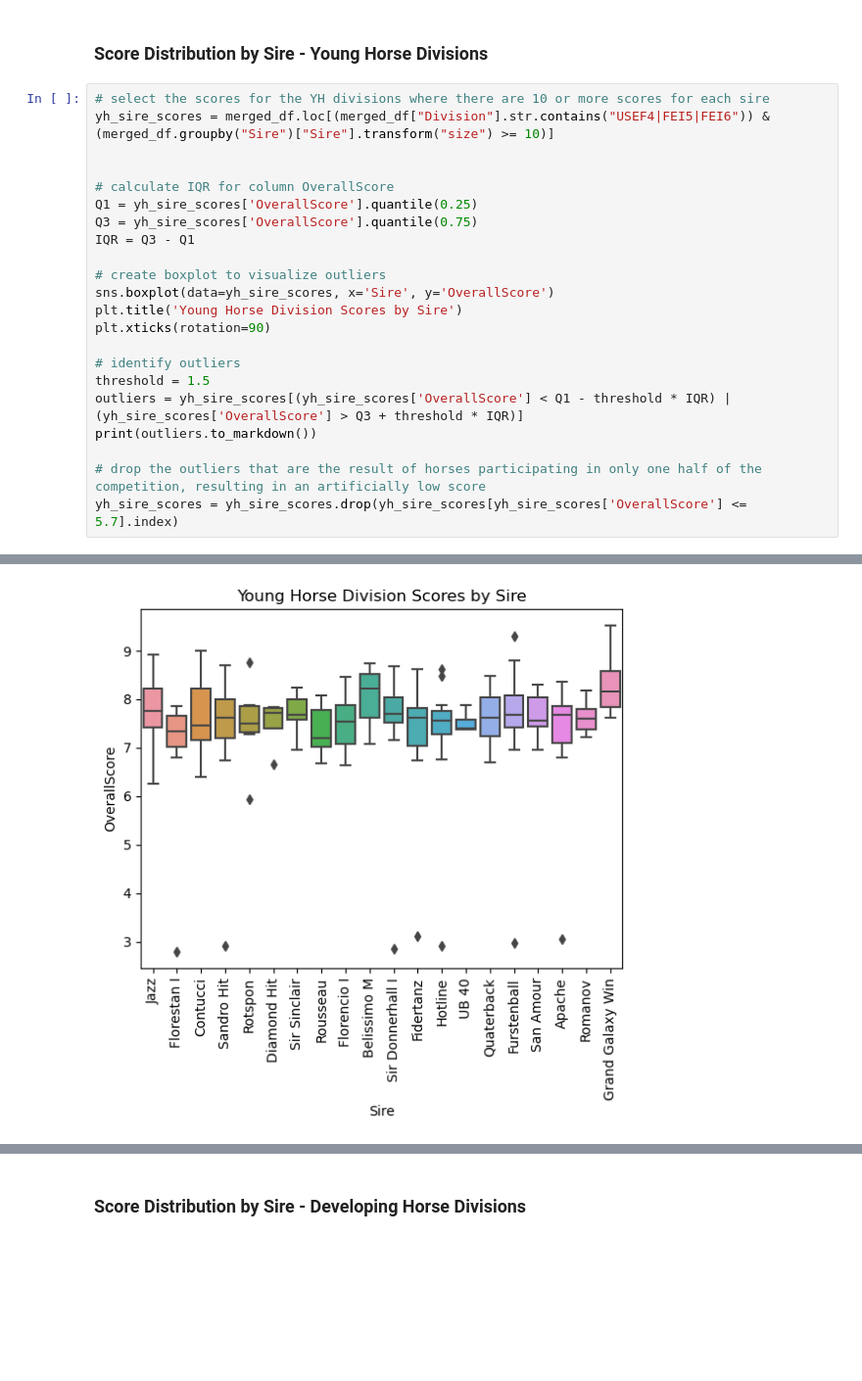
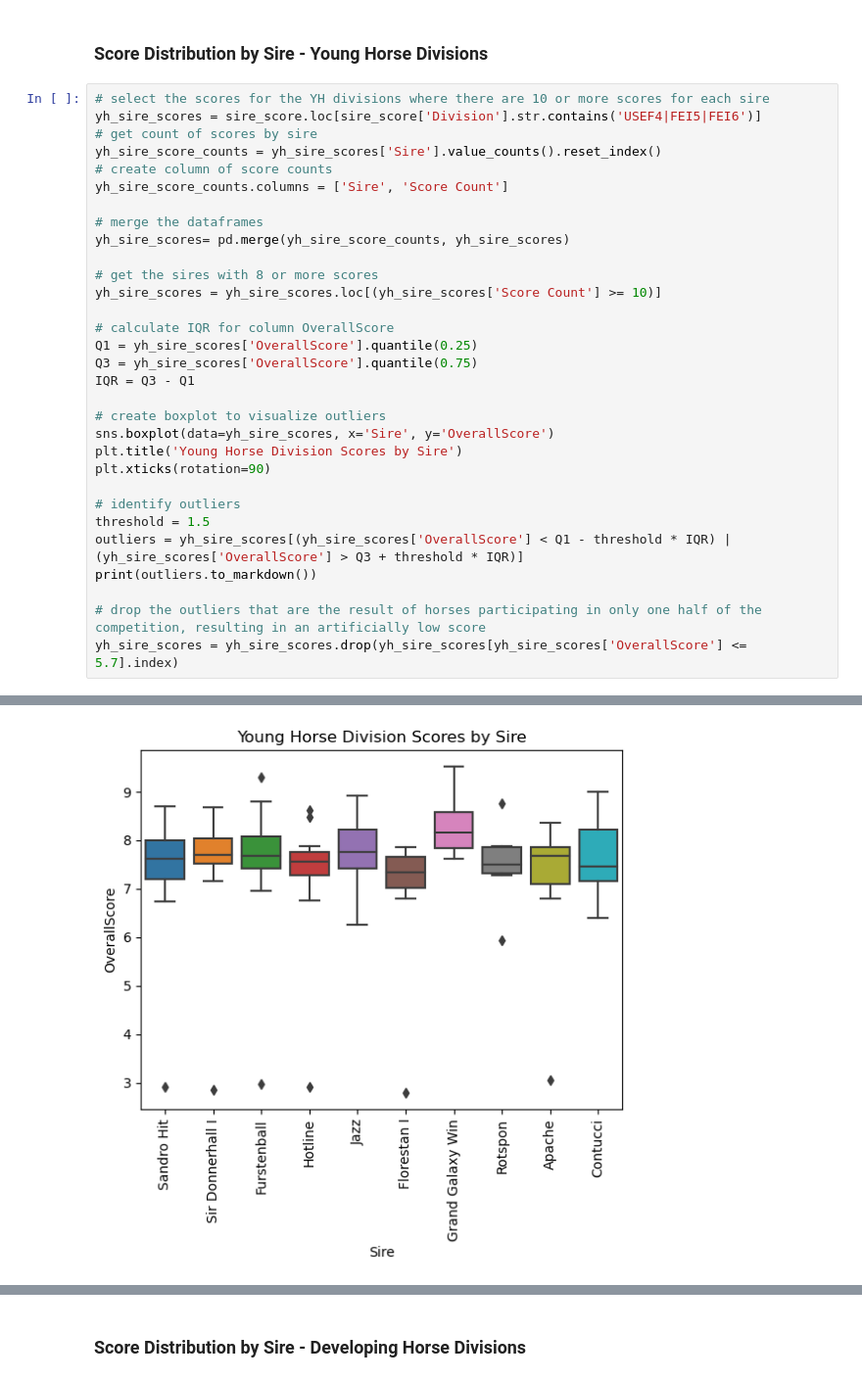
Before and after one commit to siobyrne/young-dressage-horse-program-analysis, a Jupyter notebook: younghorse.ipynb, the cells around one changed output, grey strips where cells are left out. Shown at 98% size. Saved outputs shown, nothing was run; the diff lists cells and outputs as text; blank space fills up the shorter version.

Commit message:
Rework score distribution by sire for YH and DH divisions

```diff
--- a/younghorse.ipynb
+++ b/younghorse.ipynb
@@ -822,8 +822,17 @@ dh_sire_score_summary = pd.DataFrame({"Number of Scores": dh_sire_score_group_co
 ### Score Distribution by Sire - Young Horse Divisions
 # %%
 # select the scores for the YH divisions where there are 10 or more scores for each sire
-yh_sire_scores = merged_df.loc[(merged_df["Division"].str.contains("USEF4|FEI5|FEI6")) & (merged_df.groupby("Sire")["Sire"].transform("size") >= 10)]
+yh_sire_scores = sire_score.loc[sire_score['Division'].str.contains('USEF4|FEI5|FEI6')]
+# get count of scores by sire
+yh_sire_score_counts = yh_sire_scores['Sire'].value_counts().reset_index()
+# create column of score counts
+yh_sire_score_counts.columns = ['Sire', 'Score Count']
 
+# merge the dataframes
+yh_sire_scores= pd.merge(yh_sire_score_counts, yh_sire_scores)
+
+# get the sires with 8 or more scores
+yh_sire_scores = yh_sire_scores.loc[(yh_sire_scores['Score Count'] >= 10)]
 
 # calculate IQR for column OverallScore
 Q1 = yh_sire_scores['OverallScore'].quantile(0.25)
@@ -858,4 +867,4 @@ yh_sire_scores = yh_sire_scores.drop(yh_sire_scores[yh_sire_scores['OverallScore
-[figure, old version]
+[figure, new version]
 # %%
 # create histogram of scores by sire for the Young Horse divisions
 
```
Also changed, not shown: parts of 4 cells of this notebook, 2 other files.
